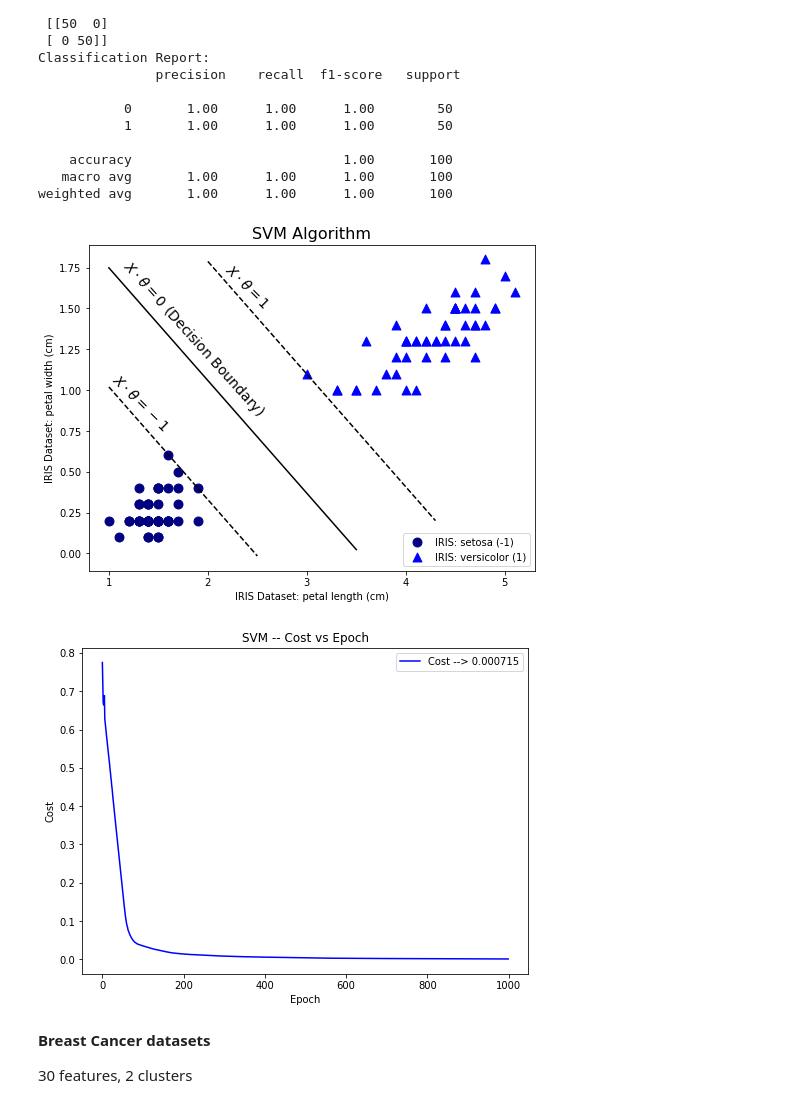
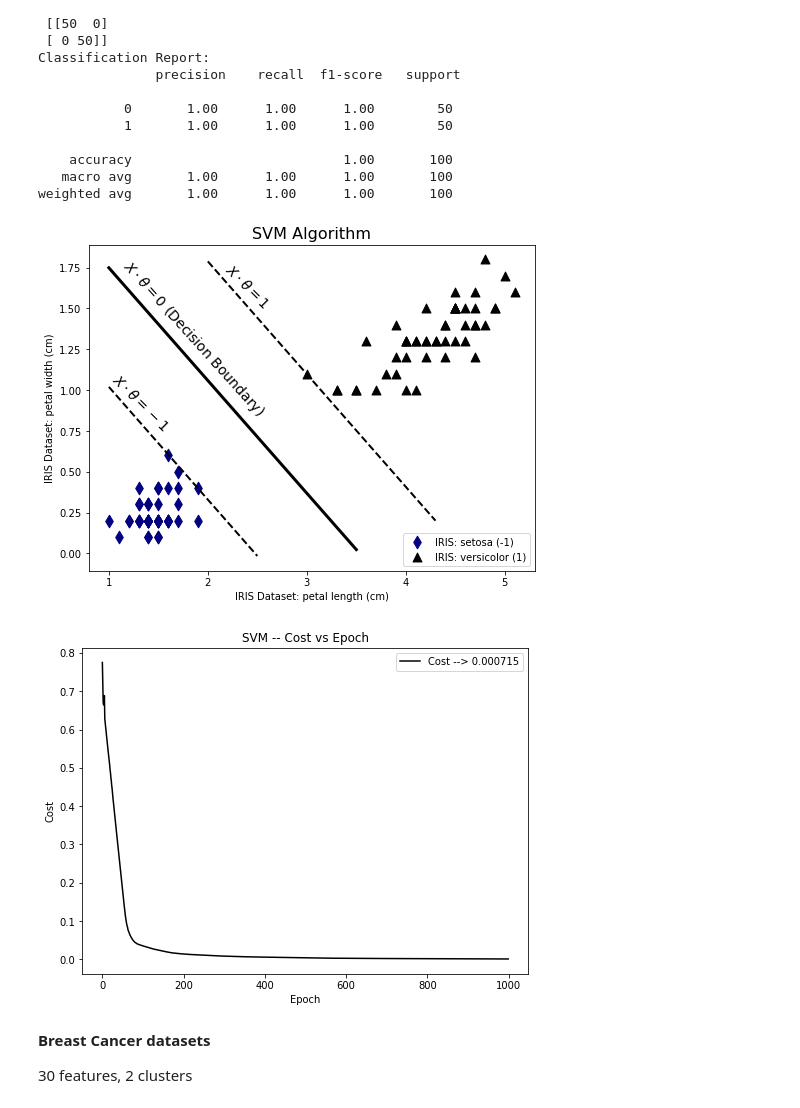
Before and after one commit to jchen8000/MLDLWithPython, a Jupyter notebook: 4_06_Support_Vector_Machine/SVM_Algorithm_Implementation.ipynb, the cells around one changed output. Cells and saved outputs as stored; diff of their text form; code cells hidden in the pictures.

```diff
--- a/4_06_Support_Vector_Machine/SVM_Algorithm_Implementation.ipynb
+++ b/4_06_Support_Vector_Machine/SVM_Algorithm_Implementation.ipynb
@@ -185,51 +185,51 @@ weighted avg       1.00      1.00      1.00       100
 # %%
 def decision_boundary(theta, x):
   return -(theta[1]/theta[2])*x - (theta[0]/theta[2])
 def separating_line1(theta, x):
   return -(theta[1]/theta[2])*x + ((1-theta[0])/theta[2])
 def separating_line2(theta, x):
   return -(theta[1]/theta[2])*x - ((1+theta[0])/theta[2])
 
 fig = plt.figure(figsize=(8, 6))
-colors = {0: 'navy', 1: 'blue'}
-markers = {0: 'o', 1: '^'}
+colors = {0: 'navy', 1: 'black'}
+markers = {0: 'd', 1: '^'}
 labels =  {0: ' (-1)', 1: ' (1)'}
 n_samples = len(iris.target)
 for g in np.unique(y):
     ix = np.where(y == g)
     plt.scatter(X[ix,0], X[ix,1], c=colors[g],s=80, marker=markers[g], label="IRIS: " + iris.target_names[g] + labels[g])
 x_dec = np.linspace(1, 3.5, 50)
 x_sep1 = np.linspace(2.0, 4.3, 50)
 x_sep2 = np.linspace(1, 2.5, 50)
 y_dec = decision_boundary(svm1.theta, x_dec)
 y_sep1 = separating_line1(svm1.theta, x_sep1)
 y_sep2 = separating_line2(svm1.theta, x_sep2)
-plt.plot(x_dec, y_dec, color='k')
-plt.plot(x_sep1, y_sep1, color='k', ls='--')
-plt.plot(x_sep2, y_sep2, color='k', ls='--', )
+plt.plot(x_dec, y_dec, lw=3, color='k')
+plt.plot(x_sep1, y_sep1, lw=2, color='k', ls='--')
+plt.plot(x_sep2, y_sep2, lw=2, color='k', ls='--', )
 plt.text(1.1, 0.85, r'$X \cdot \theta = 0$ (Decision Boundary)', color='k', fontsize=14, rotation=-48)
 plt.text(2.15, 1.5, r'$X \cdot \theta = 1$', color='k', fontsize=14, rotation=-45)
 plt.text(1.0, 0.75, r'$X \cdot \theta = -1$', color='k', fontsize=14, rotation=-45)
 plt.xlabel("IRIS Dataset: " + iris.feature_names[2])
 plt.ylabel("IRIS Dataset: " + iris.feature_names[3])
 plt.title("SVM Algorithm", fontsize=16)
 plt.legend(loc='lower right')
 plt.savefig("svm_algorithm.svg", format="svg", transparent=True, bbox_inches='tight')
 plt.show()
 # %% [output]
-[figure, old version]
+[figure, new version]
 # %%
 fig = plt.figure(figsize=(8,6))
 plt.title(r'SVM -- Cost vs Epoch')
 
-plt.plot(svm1.epoch_history, svm1.cost_history, color='b', label="Cost --> %f"%svm1.cost_history[-1])
+plt.plot(svm1.epoch_history, svm1.cost_history, color='k', label="Cost --> %f"%svm1.cost_history[-1])
 plt.xlabel('Epoch')
 plt.ylabel("Cost")
 plt.legend(loc='best')
 plt.savefig("svm_cost_history.svg", format="svg", transparent=True, bbox_inches='tight')
 plt.show()
 # %% [output]
-[figure, old version]
+[figure, new version]
 # %% [markdown]
 **Breast Cancer datasets**
 
```
Also changed, not shown: parts of 1 cell of this notebook.
